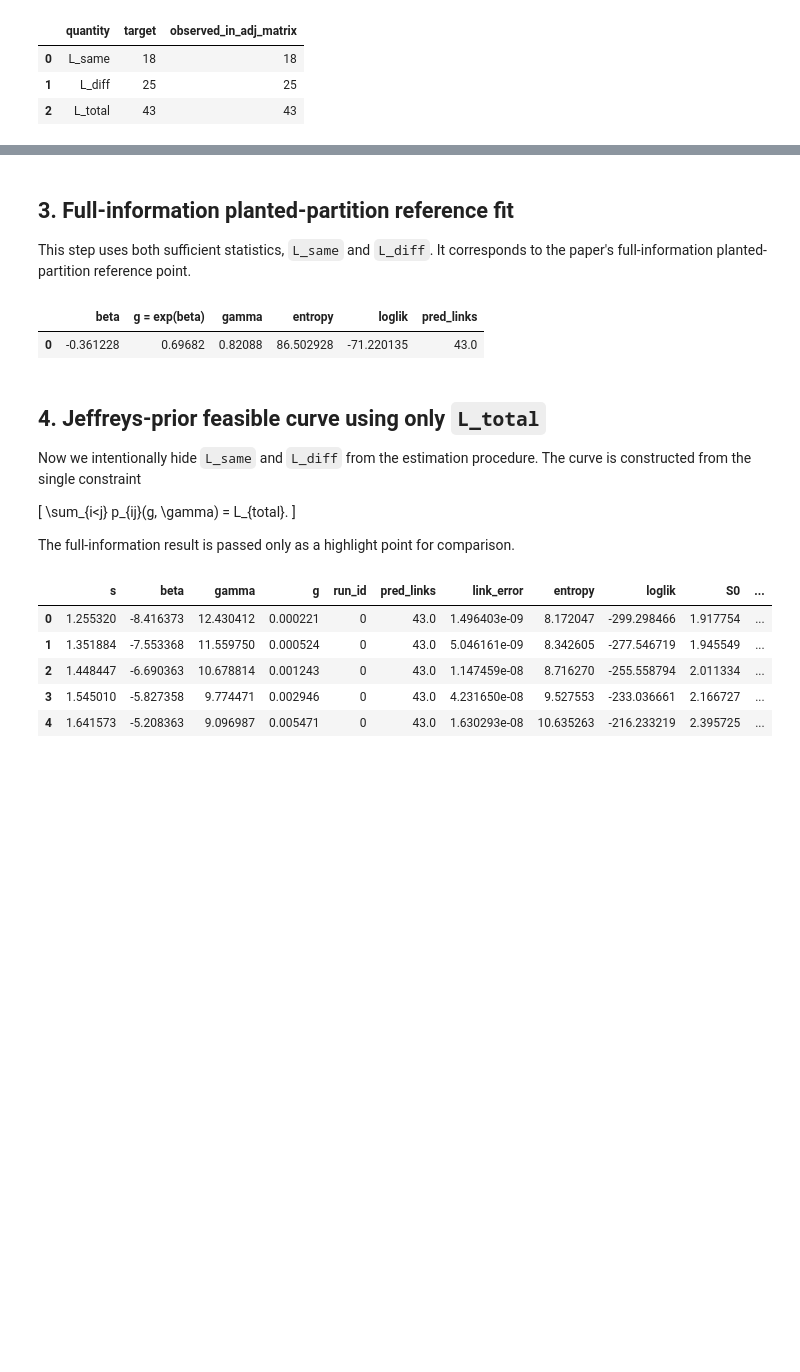
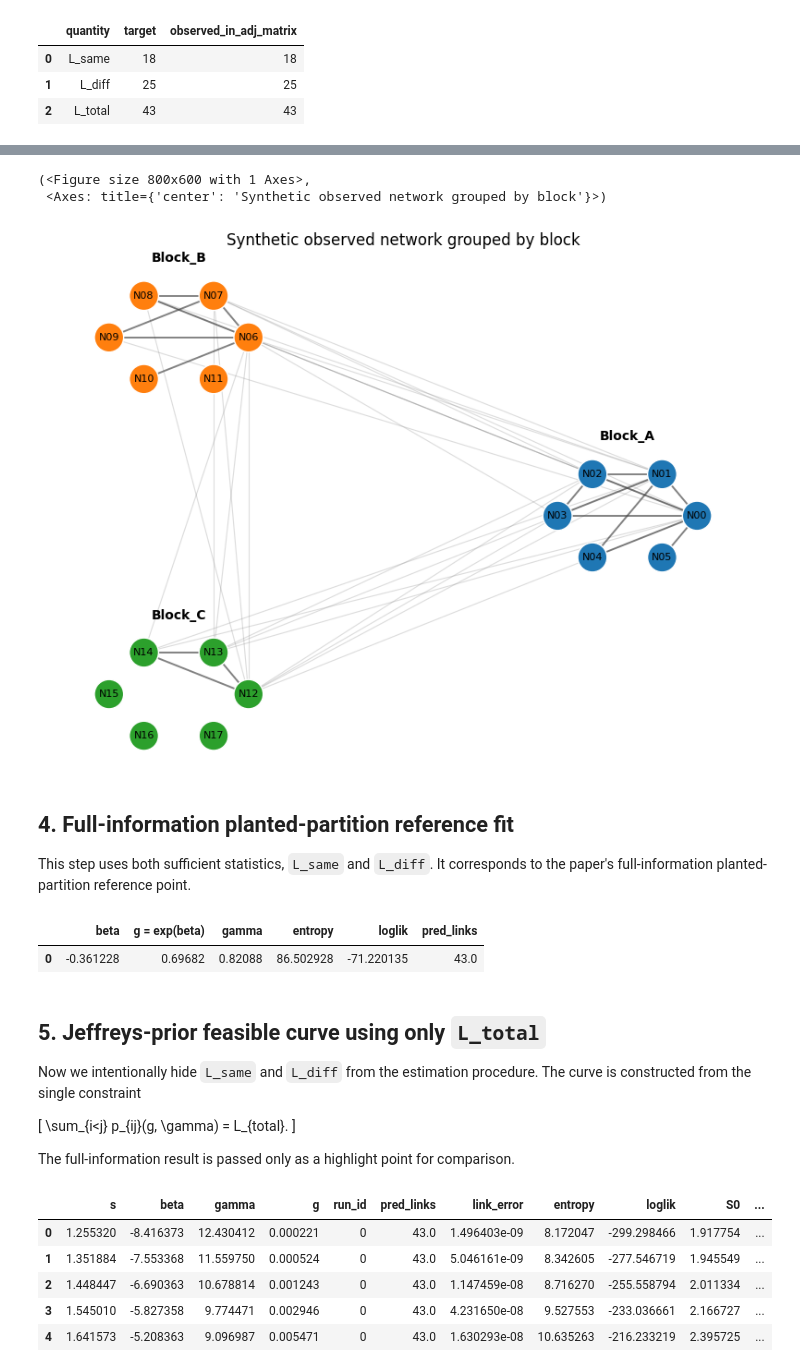
Before and after one commit to DucDuong92/Network-reconstruction-Jeffrey, a Jupyter notebook: trade_jeffreys/notebooks/jeffreys_synthetic_usage.ipynb, the cells around one changed output, grey strips where cells are left out. Cells and saved outputs as stored; diff of their text form; code cells hidden in the pictures; blank space fills up the shorter version.

```diff
--- a/trade_jeffreys/notebooks/jeffreys_synthetic_usage.ipynb
+++ b/trade_jeffreys/notebooks/jeffreys_synthetic_usage.ipynb
@@ -160,5 +168,66 @@ pd.DataFrame({
+# %%
+def plot_network_by_block(adj_matrix, country_df, block_col="region", node_col="ISO3", seed=11):
+    """Plot an undirected binary network with nodes grouped and colored by block."""
+    labels = country_df[node_col].astype(str).to_list()
+    blocks = country_df[block_col].astype(str).to_numpy()
+
+    G = nx.from_pandas_adjacency(adj_matrix.astype(int))
+    G = nx.relabel_nodes(G, {node: str(node) for node in G.nodes()})
+
+    unique_blocks = list(pd.unique(blocks))
+    block_to_nodes = {
+        block: country_df.loc[country_df[block_col].astype(str) == block, node_col].astype(str).to_list()
+        for block in unique_blocks
+    }
+
+    # Deterministic clustered layout: block centers on a large circle,
+    # nodes in each block arranged on a smaller local circle.
+    angles = np.linspace(0, 2 * np.pi, len(unique_blocks), endpoint=False)
+    centers = {
+        block: np.array([3.0 * np.cos(angle), 3.0 * np.sin(angle)])
+        for block, angle in zip(unique_blocks, angles)
+    }
+
+    pos = {}
+    for block, nodes in block_to_nodes.items():
+        local_angles = np.linspace(0, 2 * np.pi, len(nodes), endpoint=False)
+        radius = 0.70 if len(nodes) > 1 else 0.0
+        for node, angle in zip(nodes, local_angles):
+            pos[node] = centers[block] + radius * np.array([np.cos(angle), np.sin(angle)])
+
+    color_map = {block: f"C{i}" for i, block in enumerate(unique_blocks)}
+    node_colors = [color_map[country_df.loc[country_df[node_col].astype(str) == node, block_col].iloc[0]] for node in G.nodes()]
+
+    same_edges = []
+    diff_edges = []
+    node_to_block = dict(zip(labels, blocks))
+    for u, v in G.edges():
+        if node_to_block[str(u)] == node_to_block[str(v)]:
+            same_edges.append((u, v))
+        else:
+            diff_edges.append((u, v))
+
+    fig, ax = plt.subplots(figsize=(8, 6))
+    nx.draw_networkx_edges(G, pos, edgelist=diff_edges, width=0.8, alpha=0.30, edge_color="0.55", ax=ax)
+    nx.draw_networkx_edges(G, pos, edgelist=same_edges, width=1.4, alpha=0.65, edge_color="0.25", ax=ax)
+    nx.draw_networkx_nodes(G, pos, node_color=node_colors, node_size=520, linewidths=1.0, edgecolors="white", ax=ax)
+    nx.draw_networkx_labels(G, pos, font_size=8, font_color="black", ax=ax)
+
+    for block, center in centers.items():
+        ax.text(center[0], center[1] + 1.15, block, ha="center", va="center", fontsize=10, fontweight="bold")
+
+    ax.set_title("Synthetic observed network grouped by block")
+    ax.set_axis_off()
+    fig.tight_layout()
+    return fig, ax
+
+plot_network_by_block(adj_matrix, country_df)
+# %% [output]
+(<Figure size 800x600 with 1 Axes>,
+ <Axes: title={'center': 'Synthetic observed network grouped by block'}>)
+[figure, added]
 # %% [markdown]
-## 3. Full-information planted-partition reference fit
+## 4. Full-information planted-partition reference fit
 
 This step uses both sufficient statistics, `L_same` and `L_diff`. It corresponds
 to the paper's full-information planted-partition reference point.
@@ -183,7 +252,7 @@ true_summary
 |  | beta | g = exp(beta) | gamma | entropy | loglik | pred_links |
 | 0 | -0.361228 | 0.69682 | 0.82088 | 86.502928 | -71.220135 | 43.0 |
 # %% [markdown]
-## 4. Jeffreys-prior feasible curve using only `L_total`
+## 5. Jeffreys-prior feasible curve using only `L_total`
 
 Now we intentionally hide `L_same` and `L_diff` from the estimation procedure.
 The curve is constructed from the single constraint
```
Also changed, not shown: parts of 6 cells of this notebook, 3 other files.
